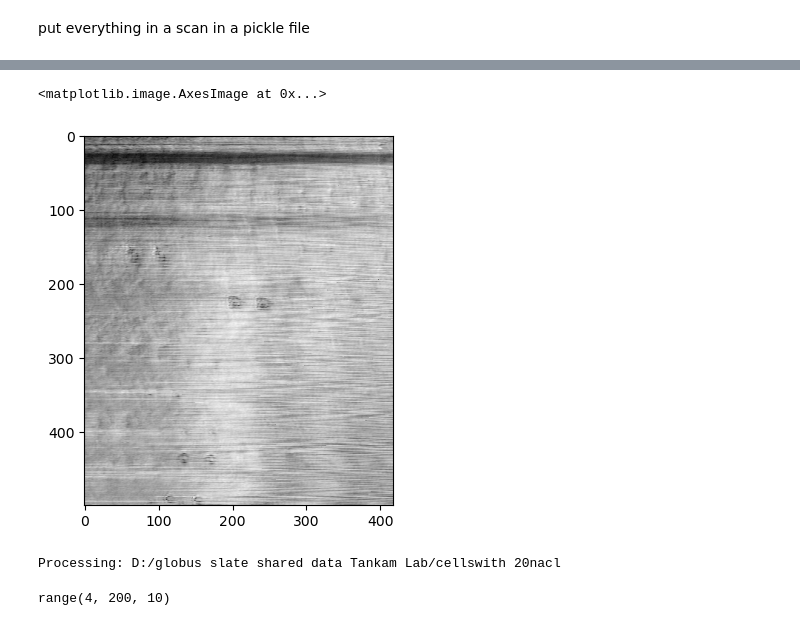
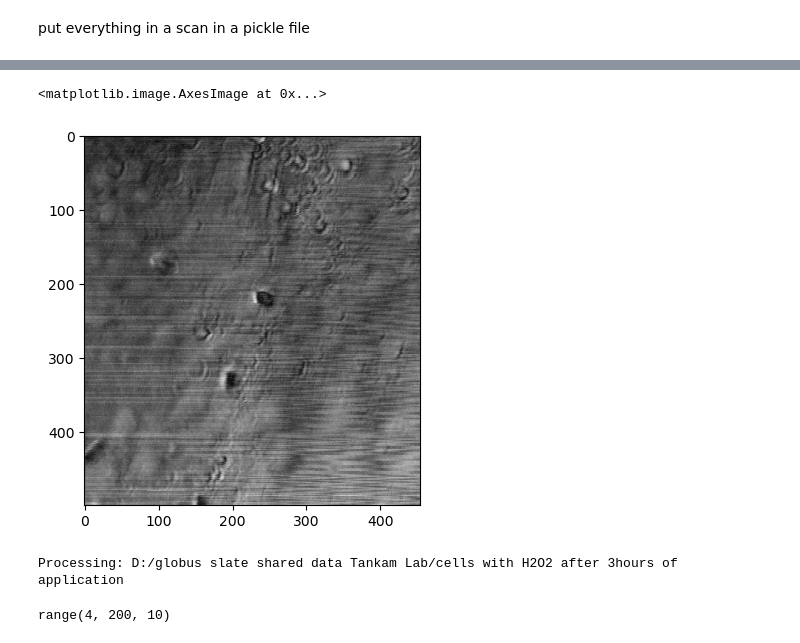
Before and after one commit to unrealxiao/dynamicOCT, a Jupyter notebook: YusunoDOCT.ipynb, the cells around one changed output, grey strips where cells are left out. Saved outputs shown, nothing was run; the diff lists cells and outputs as text; code cells hidden in the pictures.

```diff
--- a/YusunoDOCT.ipynb
+++ b/YusunoDOCT.ipynb
@@ -9,9 +9,9 @@ from tqdm import tqdm
 import cv2
 from natsort import natsorted
 from pydicom import dcmread
-import pickle
 import matplotlib.gridspec as gridspec
-data_path = "D:/globus slate shared data Tankam Lab/cellswith 20nacl"
+import h5py
+data_path = "D:/globus slate shared data Tankam Lab/cells with H2O2 after 3hours of application"
 average_LivCurve = True
 fitting_method = "CPU"
 frameSeparationTime = 0.001 #1ms frame to frame time interval
@@ -56,12 +56,12 @@ plt.yticks(np.arange(0, 1000, 50))#
 # %%
 image_list = os.listdir(data_path)#list all images address in data_path
-fourD_image_volume_complete = utils.load_nested_data_pickle(data_path, 30, 450, 500)#load all image volume and combine them in one 4D np array
+fourD_image_volume_complete = utils.load_nested_data_h5(data_path, 30, 230, 250)#load all image volume and combine them in one 4D np array
 # %%
-fourD_image = fourD_image_volume_complete[:, :, 8:10, :]
+fourD_image = fourD_image_volume_complete[:, :, 13:15, :]
 plt.imshow(fourD_image[4, :, 1, :], cmap="gray")
 # %% [output]
 <matplotlib.image.AxesImage at 0x...>
-[figure, old version]
+[figure, new version]
 # %%
 concatenate_set = utils.concatenate_scan_set(fourD_image)
 # %%
@@ -81,5 +81,5 @@ aliv = np.zeros((numLocation, height, width))
 swift = np.zeros((numLocation, height, width))
 oct_db = np.zeros((numLocation, height, width))
 # %% [output]
-Processing: D:/globus slate shared data Tankam Lab/cellswith 20nacl
+Processing: D:/globus slate shared data Tankam Lab/cells with H2O2 after 3hours of application
 # %%
```
Also changed, not shown: parts of 9 cells of this notebook, 2 other files.
